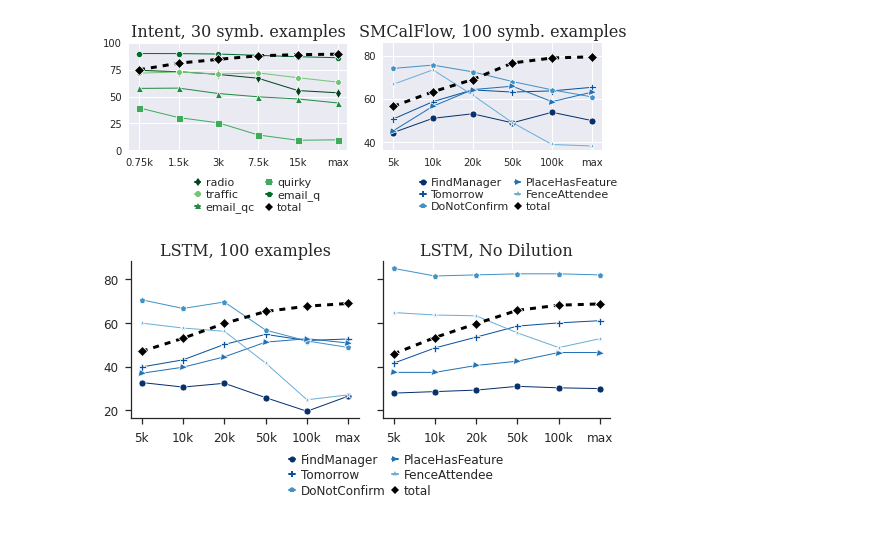
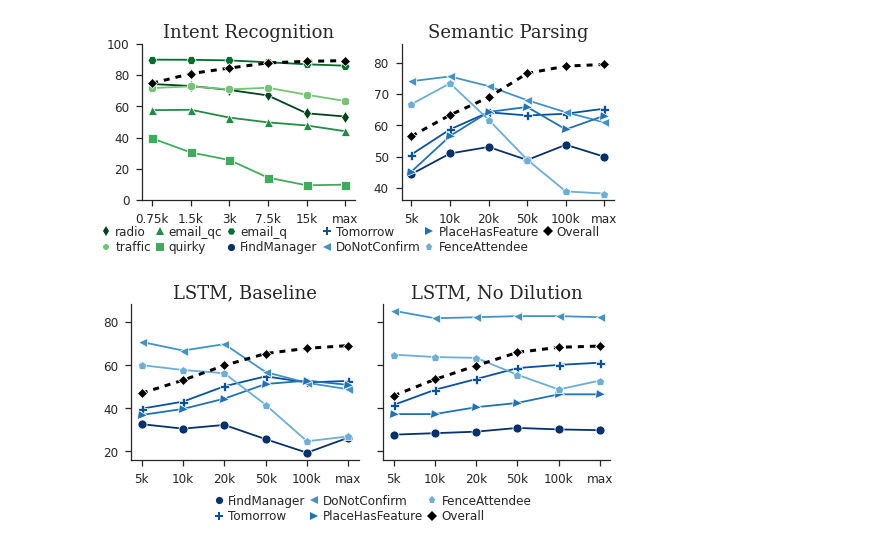
Before and after one commit to esteng/calibration_miso, a Jupyter notebook: analysis/paper_plots.ipynb, the cells around one changed output. Drawn from its saved outputs; the diff is of its cells as text; code cells hidden in the pictures.

```diff
--- a/analysis/paper_plots.ipynb
+++ b/analysis/paper_plots.ipynb
@@ -22,13 +22,13 @@ for i in range(5):
 
 colors.append('#000000')
 
-intents_and_functions = ['radio', "FindManager", 'email_q', "Tomorrow", 'email_qc', "PlaceHasFeature", 'quirky', "DoNotConfirm", 'traffic', "FenceAttendee", "total"]
+intents_and_functions = ['radio', "FindManager", 'email_q', "Tomorrow", 'email_qc', "PlaceHasFeature", 'quirky', "DoNotConfirm", 'traffic', "FenceAttendee", "Overall"]
 color_mapping = {k:v for k,v in zip(intents_and_functions, colors)}
 
-marker_lookup = {'radio': "d", "FindManager": "o", 'email_q': "H", "Tomorrow": "P", 'email_qc': "^", "PlaceHasFeature": ">", 'quirky': "s", "DoNotConfirm": "p", 'traffic': "8", "FenceAttendee": "*", "total": "D"}
+marker_lookup = {'radio': "d", "FindManager": "o", 'email_q': "H", "Tomorrow": "P", 'email_qc': "^", "PlaceHasFeature": ">", 'quirky': "s", "DoNotConfirm": "<", 'traffic': "8", "FenceAttendee": "p", "Overall": "D"}
 
 
-title_font_size=16
+title_font_size=18
 # %%
 name_lookup = {"valid_em": "Exact Match", "valid_coarse": "Coarse", "valid_fine": "Fine", "valid_precision": "Precision",
                "test_em": "Exact Match", "test_coarse": "Coarse", "test_fine": "Fine", "test_precision": "Precision"}
@@ -173,7 +173,7 @@ def plot_intent(data_dirs,
 
         minor_data = data[col_names]
         minor_data = minor_data.rename(columns={"train": "train",
-                                        "total_acc": "total",
+                                        "total_acc": "Overall",
                                         f"{intent}_acc": name_mapping[str(intent)]})
         minor_data = pd.melt(minor_data, id_vars=['train'])
         all_data[intent] = minor_data
@@ -187,8 +187,8 @@ def plot_intent(data_dirs,
     # custom_palette = sns.color_palette(custom_palette)
     # print(custom_palette)
 
-    no_total_data = big_data[big_data['variable'] != "total"]
-    total_data = big_data[big_data['variable'] == "total"]
+    no_total_data = big_data[big_data['variable'] != "Overall"]
+    total_data = big_data[big_data['variable'] == "Overall"]
 
     sns.lineplot(data=no_total_data,
                 x="train",
@@ -198,8 +198,8 @@ def plot_intent(data_dirs,
                 markers=marker_lookup,
                 style="variable",
                 dashes=False,
-                markersize=7,
-                linewidth=1,
+                markersize=9,
+                linewidth=1.8,
                 ax=ax,
                 palette=color_mapping)
 
@@ -249,61 +249,74 @@ import matplotlib
 
 def update(handle, orig):
     handle.update_from(orig)
-    handle.set_linewidth(2)
+    handle.set_linewidth(0)
 
 handler_map={plt.Line2D : HandlerLine2D(update_func=update)}
 
 fig, ax = plt.subplots(1, 2, sharex=False, sharey=False, figsize = (7.5, 3.2))
 
-legend_kws_intent = dict(ncol=2, fontsize=11, borderpad=0.0, labelspacing=0.2, columnspacing=1.0, handlelength=0.5,
+legend_kws_intent = dict(ncol=3, borderpad=0.0, labelspacing=0.2, columnspacing=1.0, handlelength=0.5,
                 bbox_to_anchor=(0.9, -0.20), loc=1, handletextpad=0.5, handler_map=handler_map)
 
-legend_kws_calflow = dict(ncol=2, fontsize=11, borderpad=0.0, labelspacing=0.2, columnspacing=0.5, handlelength=0.5,
-                bbox_to_anchor=(1.1, -0.20), loc=1, handletextpad=0.5, handler_map=handler_map)
 
 matplotlib.rcParams.update({'font.size': 16})
 
 sns.set(context='paper')
-sns.set(font_scale = 1.08)
+sns.set(font_scale = 1.09)
 sns.set_style(style='ticks')
 
 plot_intent([(50, "/brtx/603-nvme1/estengel/intent_fixed_test/intent/"),
              (66, "/brtx/603-nvme1/estengel/intent_fixed_test/intent/"),
              (16, "/brtx/603-nvme1/estengel/intent_fixed_test/intent/"),
              (27, "/brtx/603-nvme1/estengel/intent_fixed_test/intent/"),
              (15, "/brtx/603-nvme1/estengel/intent_fixed_test/intent/")], [12, 31, 64],
-              title = f"Intent, 30 symb. examples", fxn_split=30, ax=ax[0],
-              show_legend=True,
+              title = f"Intent Recognition", fxn_split=30, ax=ax[0],
+              show_legend=False,
               axis_title=None,
               ymax=100,
               ymin=0,
-              legend_kws=legend_kws_intent
+            #   legend_kws=legend_kws_intent
 )
 
 fm_data = pd.read_csv("~/papers/incremental_function_learning/results/FindManager_transformer_test.csv", index_col=0)
 tomorrow_data = pd.read_csv("~/papers/incremental_function_learning/results/Tomorrow_transformer_test.csv", index_col=0)
 donotconfirm_data = pd.read_csv("~/papers/incremental_function_learning/results/DoNotConfirm_transformer_full_test.csv", index_col=0)
 placehasfeature_data = pd.read_csv("~/papers/incremental_function_learning/results/PlaceHasFeature_transformer_test.csv", index_col=0)
 fenceattendee_data = pd.read_csv("~/papers/incremental_function_learning/results/FenceAttendee_transformer_test.csv", index_col=0)
 
+
 datas = [("FindManager", fm_data), ("Tomorrow", tomorrow_data), ("DoNotConfirm", donotconfirm_data), ("PlaceHasFeature", placehasfeature_data), ("FenceAttendee", fenceattendee_data)]
 plot_calflow(datas,
-            title = "SMCalFlow, 100 symb. examples",
+            title = "Semantic Parsing",
             prefix="test",
             ax=ax[1],
             use_coarse=False,
             use_total=False,
             axis_title=None,
             ymin=None,
             ymax=86,
-            show_legend=True,
-            legend_kws=legend_kws_calflow
+            show_legend=False,
+            # legend_kws=legend_kws_calflow
             )
 
+legend_kws = dict(ncol=6, borderpad=0.0, labelspacing=0.2, columnspacing=0.5, handlelength=0.5, markerscale=1.2,
+                bbox_to_anchor=(0.95, 0.09), loc=1, handletextpad=0.5, handler_map=handler_map)
+
+lines1, handles1 = ax[0].get_legend_handles_labels()
+lines2, handles2 = ax[1].get_legend_handles_labels()
+
+lines_and_handles = zip(lines1, handles1)
+lines_and_handles = [x for x in lines_and_handles if x[1] != 'Overall']
+lines1, handles1 = [list(x) for x in zip(*lines_and_handles)]
+
+lines = lines1+lines2
+handles = handles1 + handles2
+
+plt.figlegend(lines, handles, **legend_kws)
 plt.tight_layout()
 plt.savefig("/home/estengel/papers/incremental_function_learning/figures/for_paper/fig1_intent_and_calflow.pdf", bbox_inches='tight')
 # %% [output]
-[figure, old version]
+[figure, new version]
 # %%
 fig, ax = plt.subplots(1,2, figsize = (7.5, 3.2), sharex=True, sharey=True)
 fm_data = pd.read_csv("~/papers/incremental_function_learning/results/FindManager_vanilla_lstm_test.csv", index_col=0)
@@ -330,7 +343,7 @@ sns.set(font_scale = 1.09)
 sns.set_style(style='ticks')
 
 plot_calflow(datas,
-            title = "LSTM, 100 examples",
+            title = "LSTM, Baseline",
             prefix="test",
             ax=ax[0],
             use_coarse=False,
@@ -359,8 +372,8 @@ for i, (name, df) in enumerate(datas):
     datas[i] = (name, df)
 
 
-legend_kws_no_source = dict(ncol=2, borderpad=0.0, labelspacing=0.2, columnspacing=0.5, handlelength=0.5,
-                bbox_to_anchor=(0.78, 0.05), loc=1, handletextpad=0.5, handler_map=handler_map)
+legend_kws_no_source = dict(ncol=3, borderpad=0.0, labelspacing=0.2, columnspacing=0.5, handlelength=0.5, markerscale=1.2,
+                bbox_to_anchor=(0.83, 0.05), loc=1, handletextpad=0.5, handler_map=handler_map)
 
 plot_calflow(datas,
             title = "LSTM, No Dilution",
@@ -383,4 +396,4 @@ plt.tight_layout()
 
 plt.savefig("/home/estengel/papers/incremental_function_learning/figures/for_paper/lstm_calflow.pdf", bbox_inches='tight')
 # %% [output]
-[figure, old version]
+[figure, new version]
```
Also changed, not shown: parts of 3 cells of this notebook, 17 other files.
